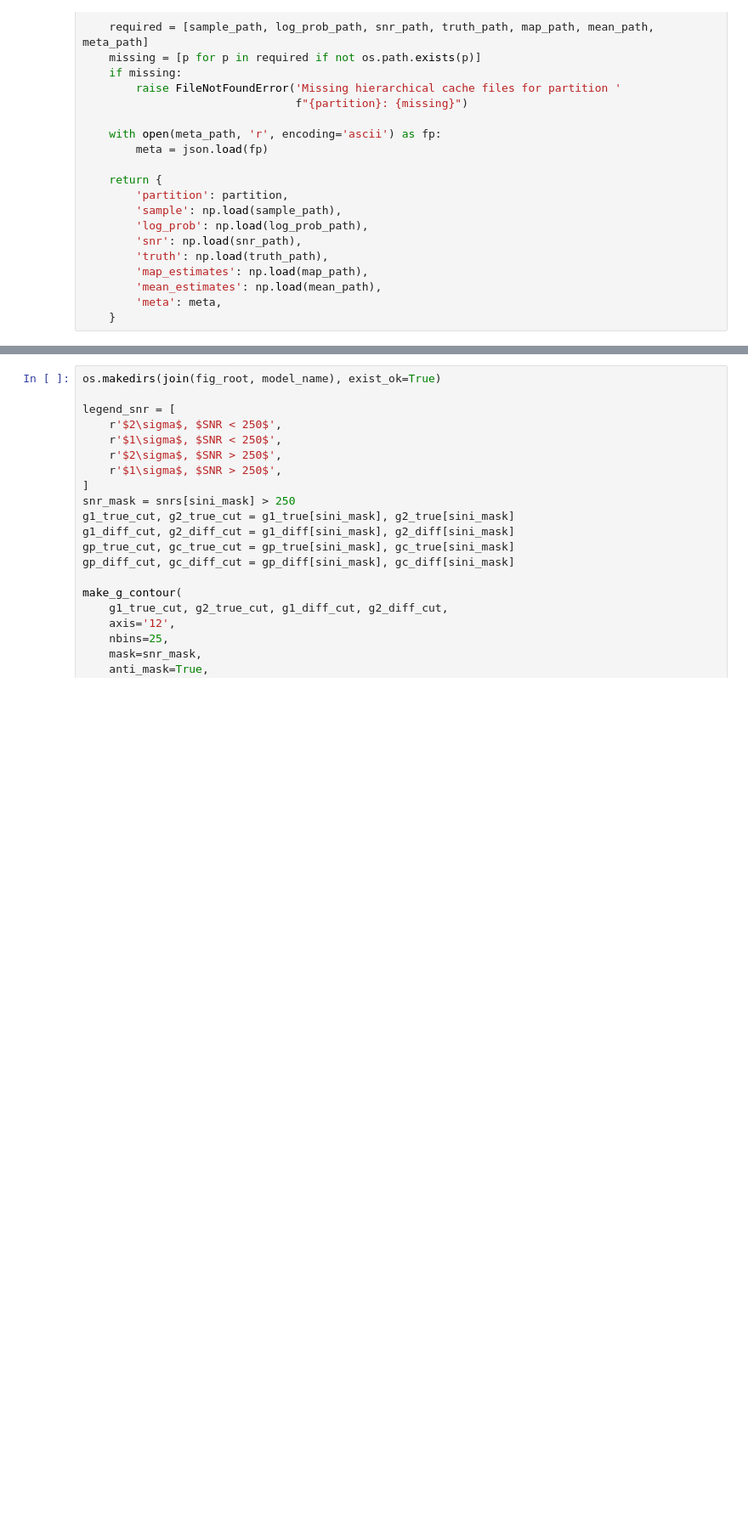
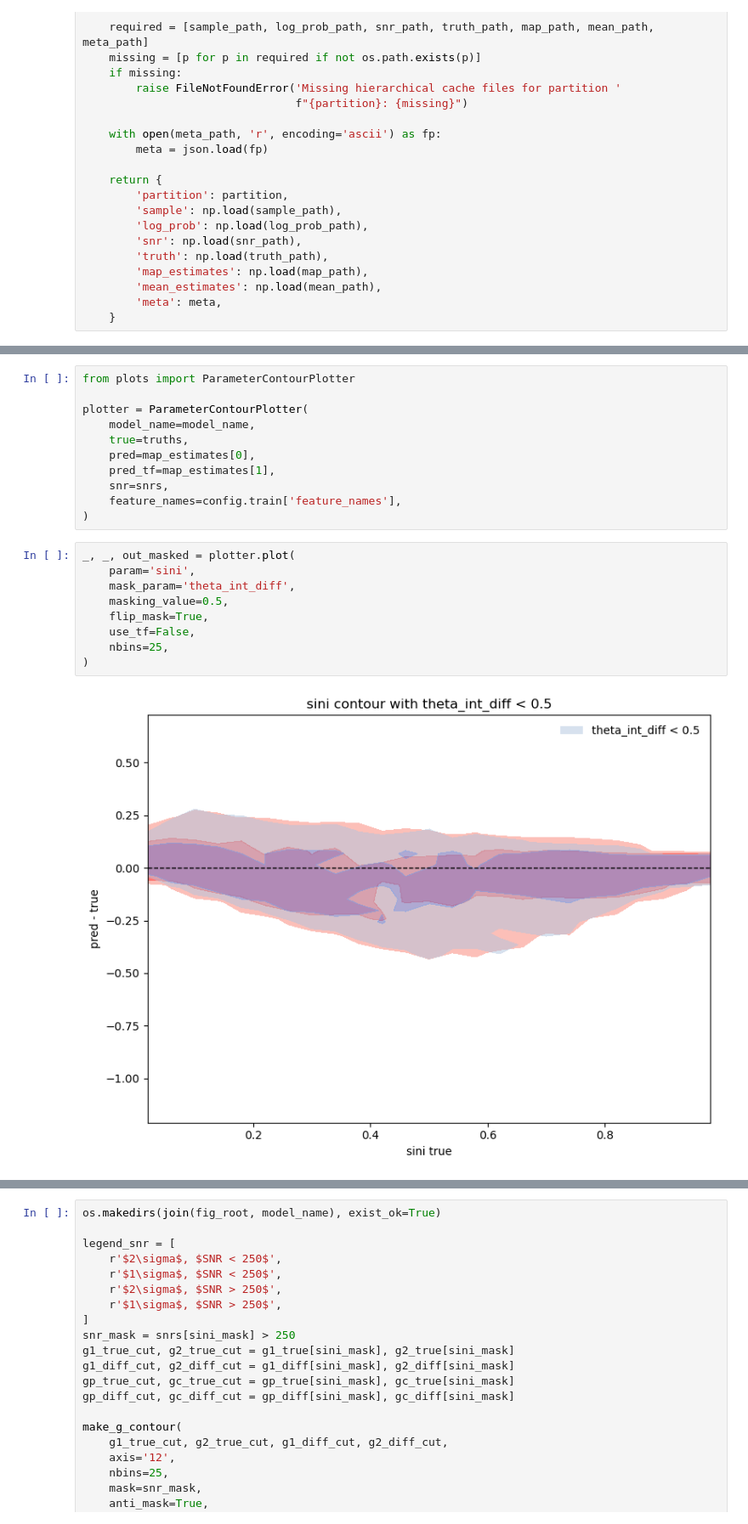
Before and after one commit to KinematicLensing/kl-nn, a Jupyter notebook: arch/diagnostics/sample_diagnostics.ipynb, the cells around one changed output, grey strips where cells are left out. Shown at 85% size. Drawn from its saved outputs; the diff is of its cells as text; blank space fills up the shorter version.

```diff
--- a/arch/diagnostics/sample_diagnostics.ipynb
+++ b/arch/diagnostics/sample_diagnostics.ipynb
@@ -129,3 +129,25 @@ gp_true, gc_true = img_to_gal_axis(g1_true, g2_true, theta)
 gp_pred, gc_pred = img_to_gal_axis(g1_pred, g2_pred, theta)
 gp_diff = gp_pred - gp_true
 gc_diff = gc_pred - gc_true
+# %%
+from plots import ParameterContourPlotter
+
+plotter = ParameterContourPlotter(
+    model_name=model_name,
+    true=truths,
+    pred=map_estimates[0],
+    pred_tf=map_estimates[1],
+    snr=snrs,
+    feature_names=config.train['feature_names'],
+)
+# %%
+_, _, out_masked = plotter.plot(
+    param='sini',
+    mask_param='theta_int_diff',
+    masking_value=0.5,
+    flip_mask=True,
+    use_tf=False,
+    nbins=25,
+)
+# %% [output]
+[figure, added]
```
Also changed, not shown: parts of 17 cells of this notebook, 20 other files.
